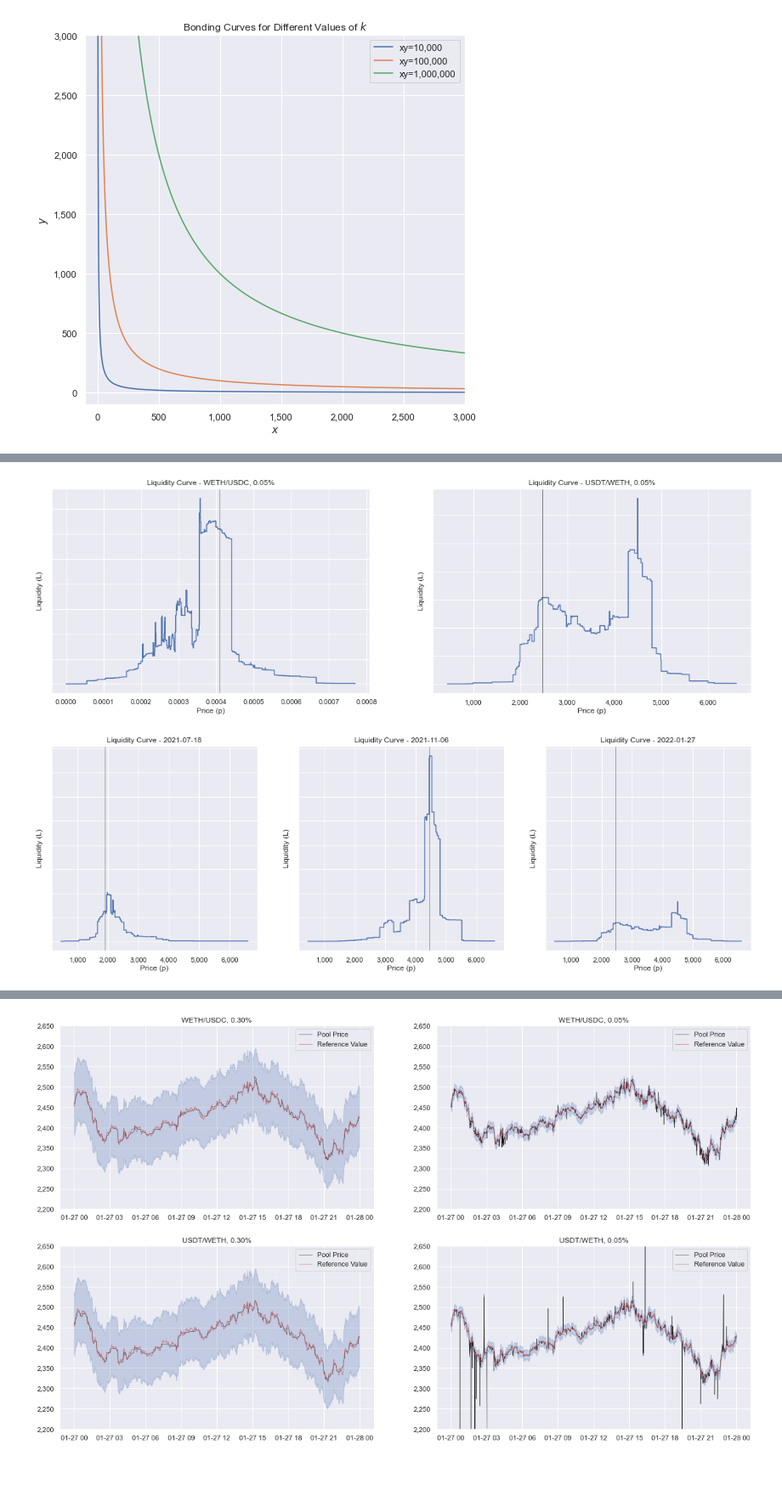
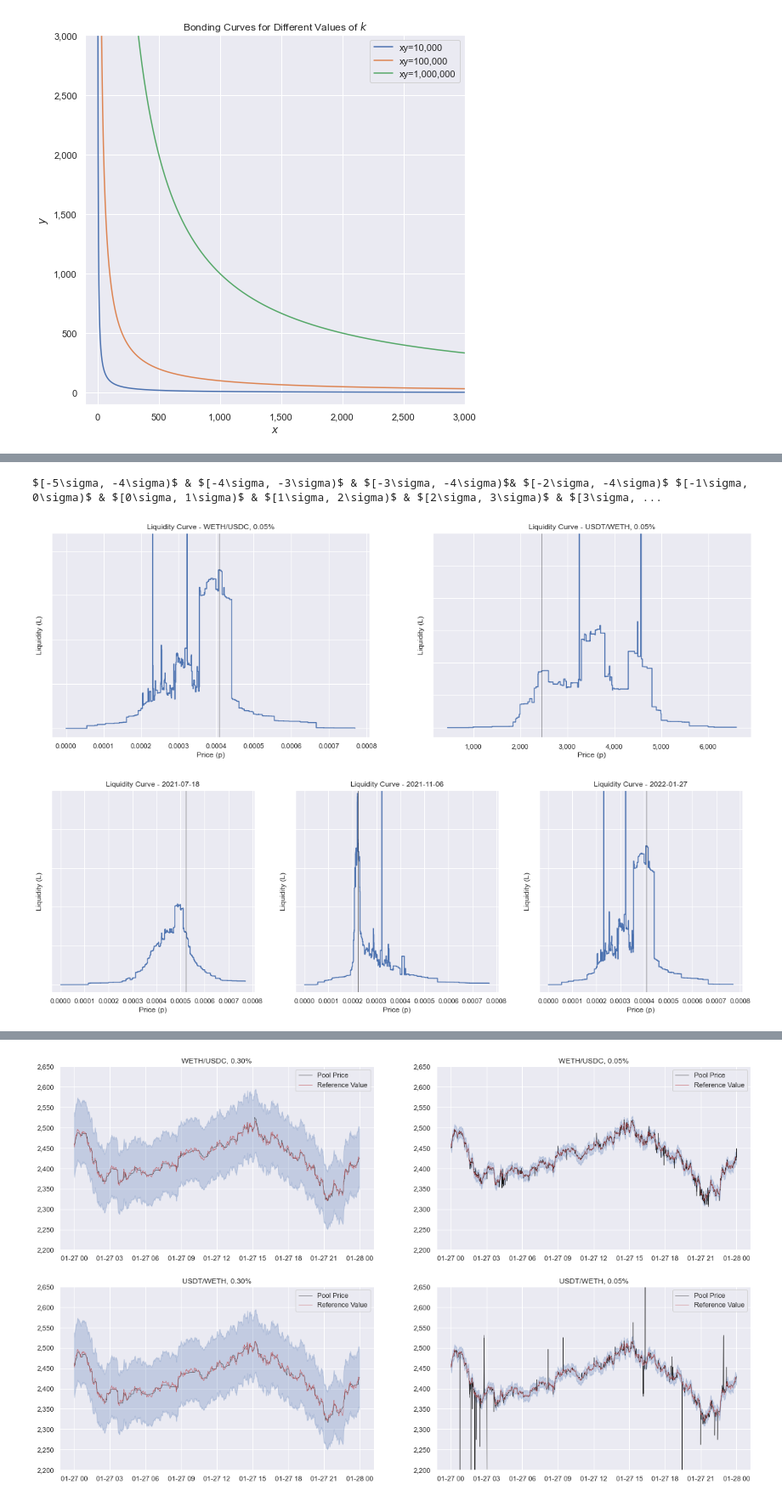
Before and after one commit to pradeeptadas/uniswap-v3-project, a Jupyter notebook: Report Images.ipynb, the cells around one changed output, grey strips where cells are left out. Shown at 85% size. Cells and saved outputs as stored; diff of their text form; code cells hidden in the pictures; blank space fills up the shorter version.

```diff
--- a/Report Images.ipynb
+++ b/Report Images.ipynb
@@ -53,7 +53,7 @@ pools = [
 # %%
 pool_returns = {}
 for pool in pools:
-    all_returns = pd.read_pickle(f'./eda_notebooks/saved-returns/{pool}.pickle')
+    all_returns = pd.read_pickle(f'./eda_notebooks/saved-daily-returns/{pool}.pickle')
 
     bin_returns = defaultdict(list)
     for day, irrs in all_returns.items():
@@ -120,7 +120,10 @@ plt.show()
-# %%
-pool_returns = {}
-for pool in pools:
-     mean_returns = []
-    for i in range(1, 23):
-        mean_returns.append(np.mean(pool_returns[i]))
-    pool_returns[pool].append(mean_returns)
+# %%
+pool_mean_returns = {}
+for pool in pools:
+    mean_returns = []
+    for i in range(1 + 7, 23 - 7):
+        mean_returns.append(np.mean(pool_returns[pool][i]))
+    pool_mean_returns[pool] = mean_returns
+
+pool_mean_returns = pd.DataFrame(pool_mean_returns).T
+print(pool_mean_returns.to_latex(header=False, float_format='{:0.2%}'.format))
@@ -127,9 +142,19 @@ for pool in pools:
+# %%
+header = (
+    '$[-5\sigma, -4\sigma)$ & $[-4\sigma, -3\sigma)$ & $[-3\sigma, -4\sigma)$'
+    '& $[-2\sigma, -4\sigma)$ $[-1\sigma, 0\sigma)$ & $[0\sigma, 1\sigma)$ & $[1\sigma, 2\sigma)$ '
+    '& $[2\sigma, 3\sigma)$ & $[3\sigma, 4\sigma)$ & $[4\sigma, 5\sigma)$'
+)
+print(header)
+# %% [output]
+$[-5\sigma, -4\sigma)$ & $[-4\sigma, -3\sigma)$ & $[-3\sigma, -4\sigma)$& $[-2\sigma, -4\sigma)$ $[-1\sigma, 0\sigma)$ & $[0\sigma, 1\sigma)$ & $[1\sigma, 2\sigma)$ & $[2\sigma, 3\sigma)$ & $[3\sigma, ...
 # %%
 pool_snapshots = {}
 for pool in pools:
     pool_snapshots[pool] = pd.read_pickle(f'./eda_notebooks/saved-pools/{pool}.pickle')
 # %%
-def plot_liquidity_curves_on_days(pool_snapshots, pool_id, days, interval, ax=None):
+def plot_liquidity_curves_on_days(pool_snapshots, pool_id, days, interval,
+                                  ax=None, hide_yticks=True):
     if ax is None:
         fig, ax = plt.subplots(1, len(days), figsize=(20, 6))
     if not isinstance(ax, np.ndarray):
@@ -139,8 +164,11 @@ def plot_liquidity_curves_on_days(pool_snapshots, pool_id, days, interval, ax=No
         pool = pool_snapshots[pool_id][day]
         pool.plot_liquidity_curve(ax=ax[i], interval=interval)
         ax[i].axvline(pool.price, color='k', linewidth=0.5)
-        ax[i].set_title(f'Liquidity Curve - {day}')
-        ax[i].yaxis.set_ticklabels([])
+        ax[i].set_title(f'Liquidity Curve - {day[:10]}')
+
+        if hide_yticks:
+            ax[i].yaxis.set_ticklabels([])
+
         if pool.price > 1:
             ax[i].xaxis.set_major_formatter(StrMethodFormatter('{x:,.0f}'))
         else:
@@ -153,7 +181,7 @@ def plot_liquidity_curves_on_days(pool_snapshots, pool_id, days, interval, ax=No
 
     return ax
 # %%
-days = ['2022-01-27']
+days = ['2022-01-27 00:00:00']
 pool_ids = ['USDC-WETH-500', 'WETH-USDT-500']
 
 fig, ax = plt.subplots(1, 2, figsize=(20, 6))
@@ -161,27 +189,30 @@ fig, ax = plt.subplots(1, 2, figsize=(20, 6))
 _ = plot_liquidity_curves_on_days(pool_snapshots, pool_ids[0], days,
                                   interval=(0, 0.0007), ax=ax[0])
 ax[0].set_title(f'Liquidity Curve - {pool_to_name(pool_ids[0])}')
+ax[0].set_ylim(-1, 22)  # set the y limit so that 0 matches on both graphs
 
 _ = plot_liquidity_curves_on_days(pool_snapshots, pool_ids[1], days,
                                   interval=(500, 6000), ax=ax[1])
 ax[1].set_title(f'Liquidity Curve - {pool_to_name(pool_ids[1])}')
+ax[1].set_ylim(-0.15, 3)  # set the y limit so that 0 matches on both graphs
 
 fig.savefig('./images/example_liquidity_curves.png')
 plt.show()
 # %% [output]
-[figure, old version]
+[figure, new version]
 # %%
-days = ['2021-07-18', '2021-11-06', '2022-01-27']
-pool_id = 'WETH-USDT-500'
+days = ['2021-07-18 00:00:00', '2021-11-06 00:00:00', '2022-01-27 00:00:00']
+pool_id = 'USDC-WETH-500'
 
 fig, ax = plt.subplots(1, 3, figsize=(20, 6))
-
 _ = plot_liquidity_curves_on_days(pool_snapshots, pool_id, days,
-                                  interval=(500, 6000), ax=ax)
+                                  interval=(0, 0.0007), ax=ax)
+for i in range(len(days)):
+    ax[i].set_ylim(-1, 25)
 
 fig.savefig('./images/example_liquidity_curves_weth-usdt.png')
 plt.show()
 # %% [output]
-[figure, old version]
+[figure, new version]
 # %%
 pool_intervals = {
```
Also changed, not shown: parts of 5 cells of this notebook, 1 other file.
